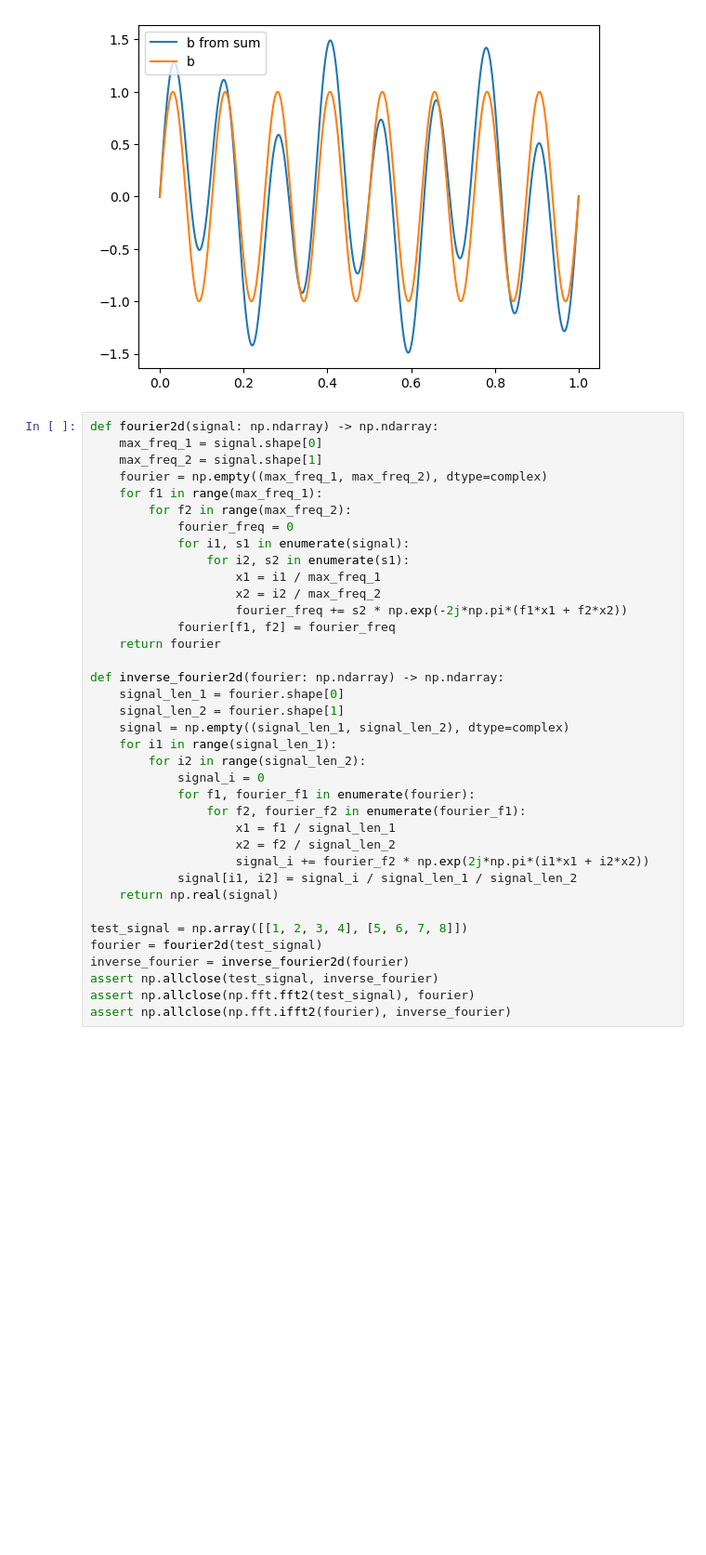
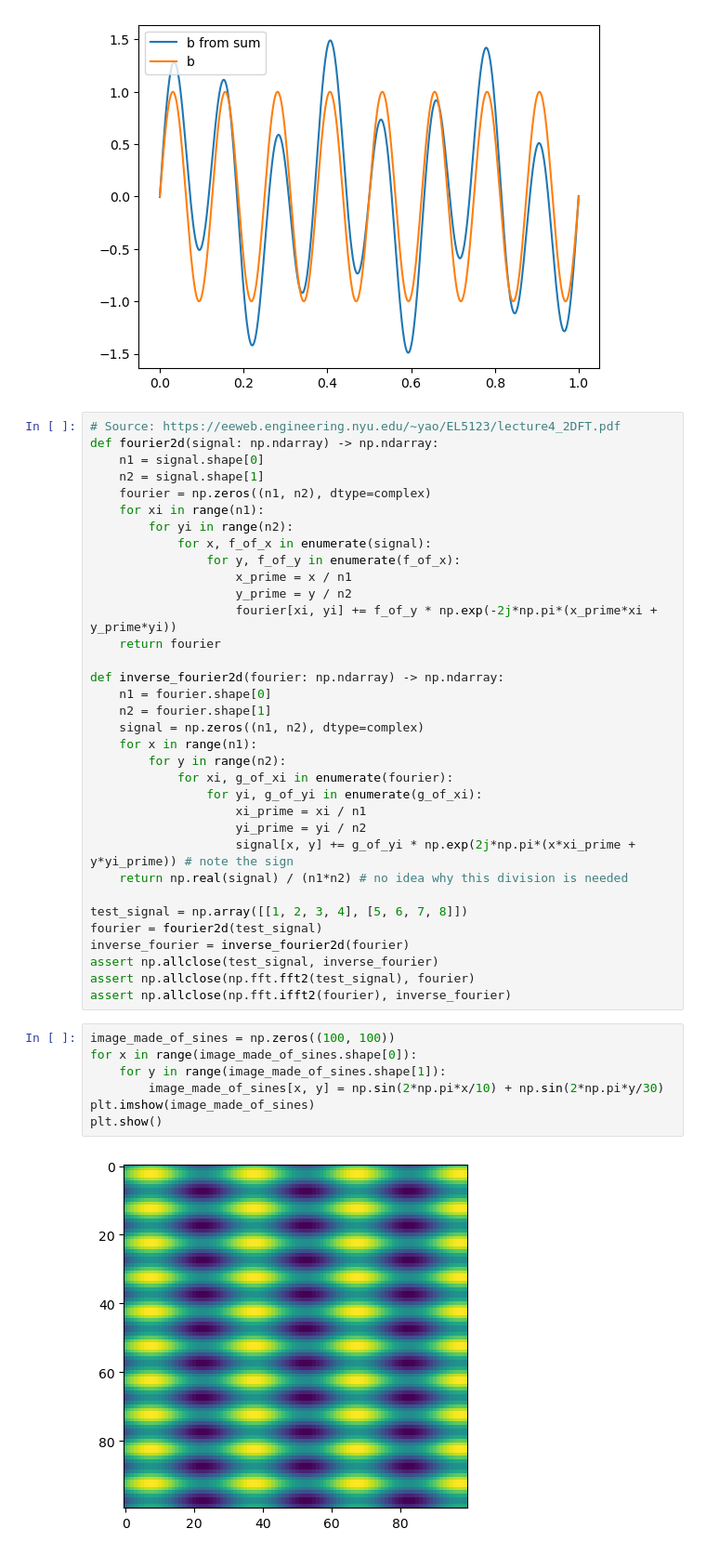
Before and after one commit to janhohenheim/fourier-playground, a Jupyter notebook: fourier.ipynb, the cells around one changed output. Shown at 93% size. Cells and saved outputs as stored; diff of their text form; blank space fills up the shorter version.

```diff
--- a/fourier.ipynb
+++ b/fourier.ipynb
@@ -120,35 +120,32 @@ plt.show()
 # %% [output]
 [figure]
 # %%
+# Source: https://eeweb.engineering.nyu.edu/~yao/EL5123/lecture4_2DFT.pdf
 def fourier2d(signal: np.ndarray) -> np.ndarray:
-    max_freq_1 = signal.shape[0]
-    max_freq_2 = signal.shape[1]
-    fourier = np.empty((max_freq_1, max_freq_2), dtype=complex)
-    for f1 in range(max_freq_1):
-        for f2 in range(max_freq_2):
-            fourier_freq = 0
-            for i1, s1 in enumerate(signal):
-                for i2, s2 in enumerate(s1):
-                    x1 = i1 / max_freq_1
-                    x2 = i2 / max_freq_2
-                    fourier_freq += s2 * np.exp(-2j*np.pi*(f1*x1 + f2*x2))
-            fourier[f1, f2] = fourier_freq
+    n1 = signal.shape[0]
+    n2 = signal.shape[1]
+    fourier = np.zeros((n1, n2), dtype=complex)
+    for xi in range(n1):
+        for yi in range(n2):
+            for x, f_of_x in enumerate(signal):
+                for y, f_of_y in enumerate(f_of_x):
+                    x_prime = x / n1
+                    y_prime = y / n2
+                    fourier[xi, yi] += f_of_y * np.exp(-2j*np.pi*(x_prime*xi + y_prime*yi))
     return fourier
 
 def inverse_fourier2d(fourier: np.ndarray) -> np.ndarray:
-    signal_len_1 = fourier.shape[0]
-    signal_len_2 = fourier.shape[1]
-    signal = np.empty((signal_len_1, signal_len_2), dtype=complex)
-    for i1 in range(signal_len_1):
-        for i2 in range(signal_len_2):
-            signal_i = 0
-            for f1, fourier_f1 in enumerate(fourier):
-                for f2, fourier_f2 in enumerate(fourier_f1):
-                    x1 = f1 / signal_len_1
-                    x2 = f2 / signal_len_2
-                    signal_i += fourier_f2 * np.exp(2j*np.pi*(i1*x1 + i2*x2))
-            signal[i1, i2] = signal_i / signal_len_1 / signal_len_2
-    return np.real(signal)
+    n1 = fourier.shape[0]
+    n2 = fourier.shape[1]
+    signal = np.zeros((n1, n2), dtype=complex)
+    for x in range(n1):
+        for y in range(n2):
+            for xi, g_of_xi in enumerate(fourier):
+                for yi, g_of_yi in enumerate(g_of_xi):
+                    xi_prime = xi / n1
+                    yi_prime = yi / n2
+                    signal[x, y] += g_of_yi * np.exp(2j*np.pi*(x*xi_prime + y*yi_prime)) # note the sign
+    return np.real(signal) / (n1*n2) # no idea why this division is needed
 
 test_signal = np.array([[1, 2, 3, 4], [5, 6, 7, 8]])
 fourier = fourier2d(test_signal)
@@ -156,3 +153,12 @@ inverse_fourier = inverse_fourier2d(fourier)
 assert np.allclose(test_signal, inverse_fourier)
 assert np.allclose(np.fft.fft2(test_signal), fourier)
 assert np.allclose(np.fft.ifft2(fourier), inverse_fourier)
+# %%
+image_made_of_sines = np.zeros((100, 100))
+for x in range(image_made_of_sines.shape[0]):
+    for y in range(image_made_of_sines.shape[1]):
+        image_made_of_sines[x, y] = np.sin(2*np.pi*x/10) + np.sin(2*np.pi*y/30)
+plt.imshow(image_made_of_sines)
+plt.show()
+# %% [output]
+[figure, added]
```
Also changed, not shown: parts of 5 cells of this notebook, 1 other file.
